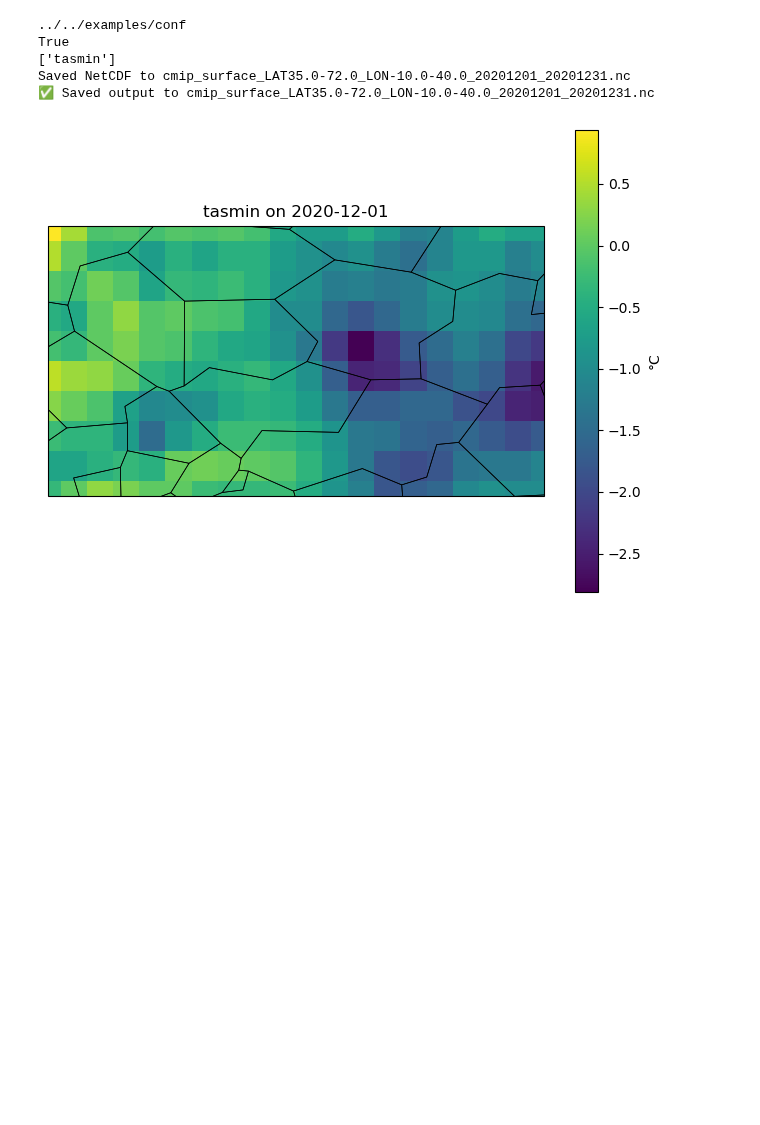
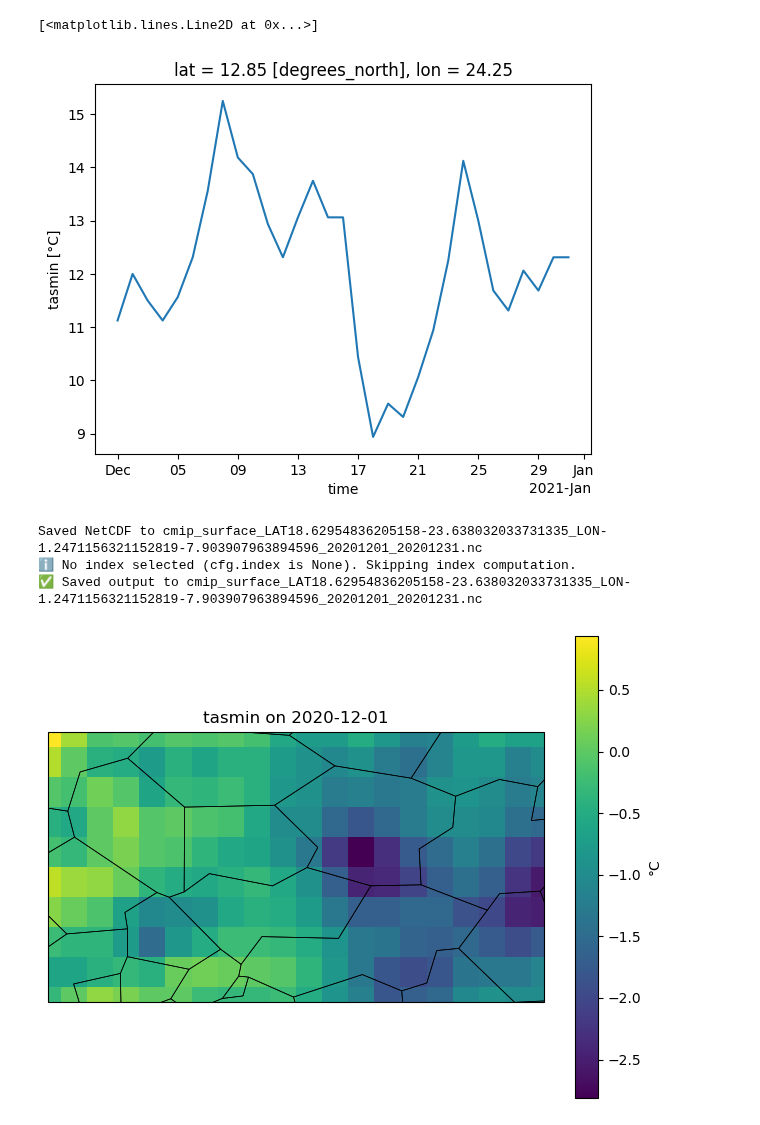
Before and after one commit to Kaushikreddym/climdata, a Jupyter notebook: examples/wrapper.ipynb, the cells around one changed output. Saved outputs shown, nothing was run; the diff lists cells and outputs as text; code cells hidden in the pictures; blank space fills up the shorter version.

```diff
--- a/examples/wrapper.ipynb
+++ b/examples/wrapper.ipynb
@@ -37,21 +37,13 @@ clim_ds = climdata.extract_data(
 ✅ Saved output to mswx_surface_LAT_12.891982026993958_LON_24.246667038198012_20201201_20201231.csv
+# %%
+clim_ds['dataset']['tasmin'].plot()
+# %% [output]
+[<matplotlib.lines.Line2D at 0x...>]
+[figure, added]
 # %%
 import json
 
-geojson = {
-    "type": "Feature",
-    "properties": {},
-    "geometry": {
-        "type": "Polygon",
-        "coordinates": [[
-            [-10.0, 35.0],
-            [40.0, 35.0],
-            [40.0, 72.0],
-            [-10.0, 72.0],
-            [-10.0, 35.0]   # close the polygon
-        ]]
-    }
-}
+geojson = {'type': 'FeatureCollection', 'features': [{'id': 'YQYMn0RtqfIYFlVSuBRNa78VOV5eGN6l', 'type': 'Feature', 'properties': {}, 'geometry': {'coordinates': [[[0.3489189054060944, 23.354454949438832], [7.903907963894596, 23.638032033731335], [7.669846441330236, 18.791303400710987], [-1.2471156321152819, 18.62954836205158], [0.3489189054060944, 23.354454949438832]]], 'type': 'Polygon'}}]}
 
 import climdata
 mswx = climdata.extract_data(
@@ -66,11 +58,9 @@ mswx = climdata.extract_data(
     ]
 )
 # %% [output]
-../../examples/conf
-True
-['tasmin']
-Saved NetCDF to cmip_surface_LAT35.0-72.0_LON-10.0-40.0_20201201_20201231.nc
-✅ Saved output to cmip_surface_LAT35.0-72.0_LON-10.0-40.0_20201201_20201231.nc
+Saved NetCDF to cmip_surface_LAT18.62954836205158-23.638032033731335_LON-1.2471156321152819-7.903907963894596_20201201_20201231.nc
+ℹ️ No index selected (cfg.index is None). Skipping index computation.
+✅ Saved output to cmip_surface_LAT18.62954836205158-23.638032033731335_LON-1.2471156321152819-7.903907963894596_20201201_20201231.nc
 # %%
 import xarray as xr
 import matplotlib.pyplot as plt
```
Also changed, not shown: parts of 1 cell of this notebook.
